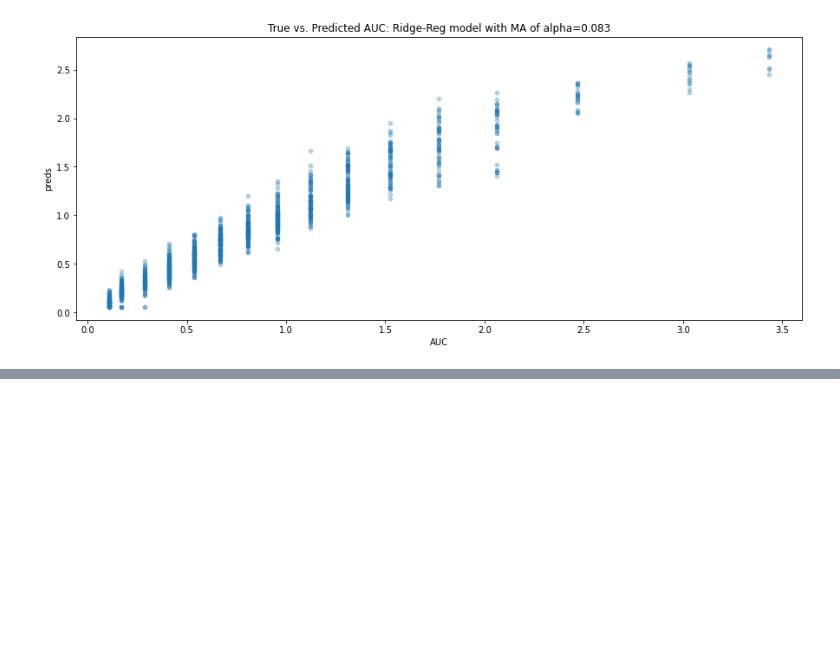
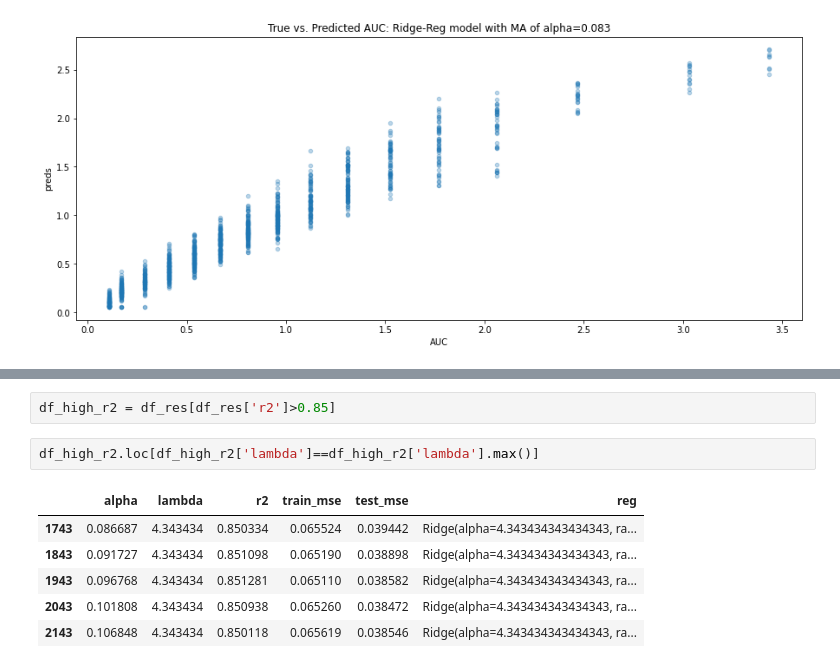
Before and after one commit to yuvfried/seminar-workshop, a Jupyter notebook: notebooks/Alternative_model_to_IB.ipynb, the cells around one changed output, grey strips where cells are left out. Saved outputs shown, nothing was run; the diff lists cells and outputs as text; blank space fills up the shorter version.

```diff
--- a/notebooks/Alternative_model_to_IB.ipynb
+++ b/notebooks/Alternative_model_to_IB.ipynb
@@ -231,0 +351,11 @@ plt.show()
+# %%
+df_high_r2 = df_res[df_res['r2']>0.85]
+# %%
+df_high_r2.loc[df_high_r2['lambda']==df_high_r2['lambda'].max()]
+# %% [output]
+|  | alpha | lambda | r2 | train_mse | test_mse | reg |
+| 1743 | 0.086687 | 4.343434 | 0.850334 | 0.065524 | 0.039442 | Ridge(alpha=4.343434343434343, ra... |
+| 1843 | 0.091727 | 4.343434 | 0.851098 | 0.065190 | 0.038898 | Ridge(alpha=4.343434343434343, ra... |
+| 1943 | 0.096768 | 4.343434 | 0.851281 | 0.065110 | 0.038582 | Ridge(alpha=4.343434343434343, ra... |
+| 2043 | 0.101808 | 4.343434 | 0.850938 | 0.065260 | 0.038472 | Ridge(alpha=4.343434343434343, ra... |
+| 2143 | 0.106848 | 4.343434 | 0.850118 | 0.065619 | 0.038546 | Ridge(alpha=4.343434343434343, ra... |
```
Also changed, not shown: parts of 18 cells of this notebook.
